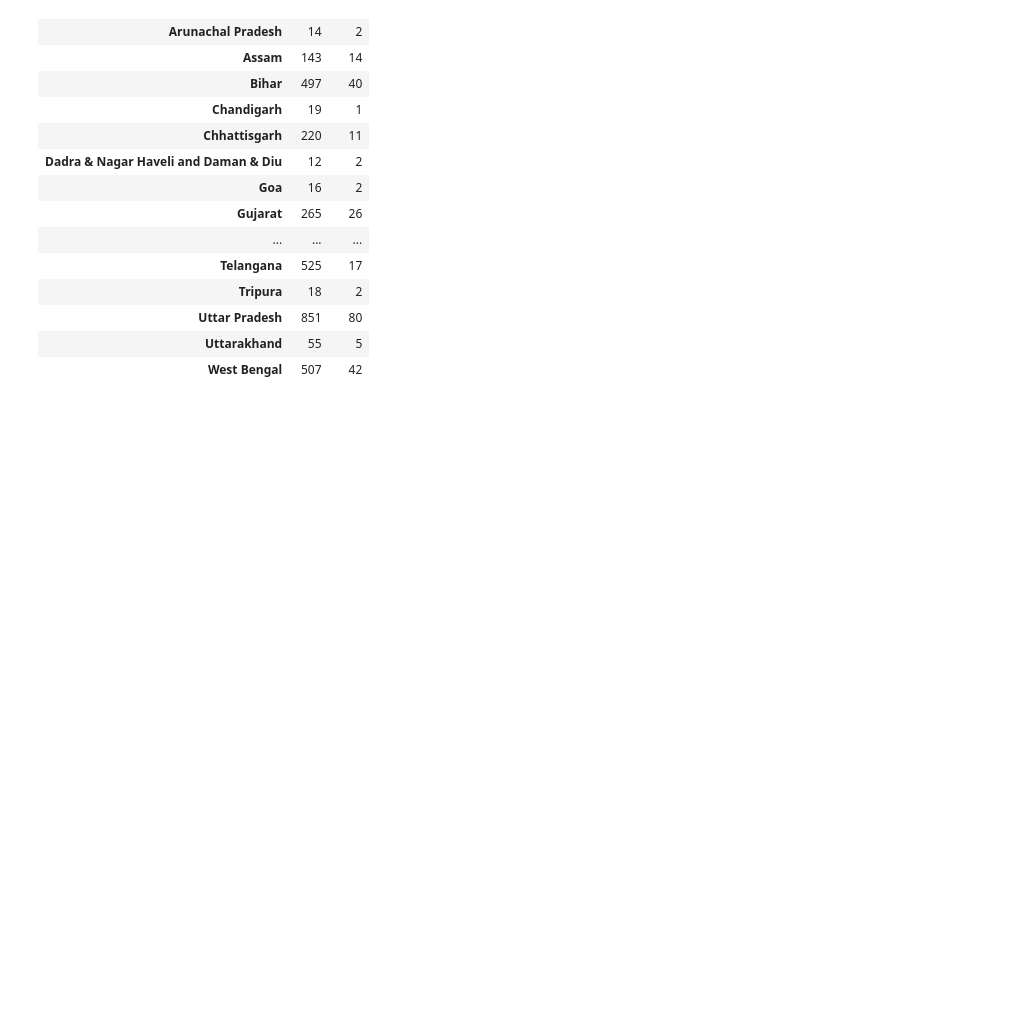
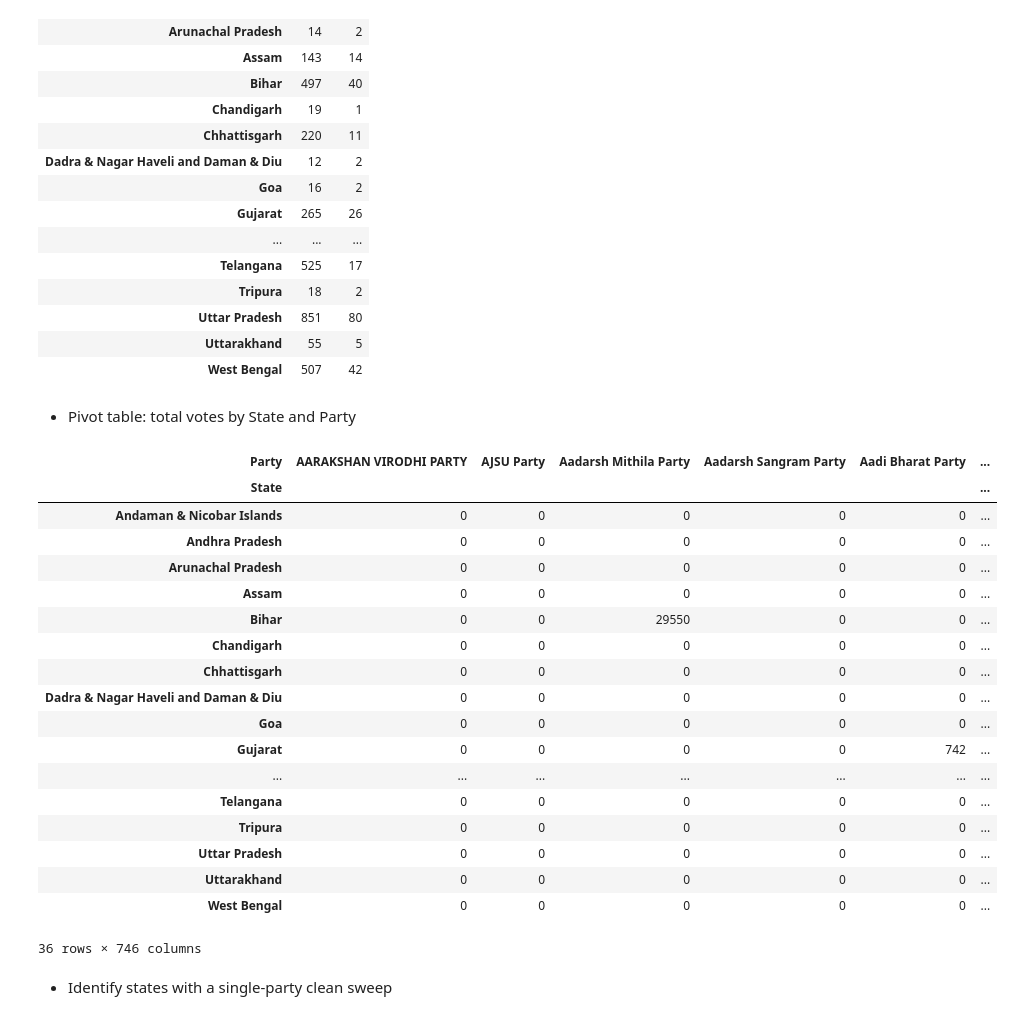
Before and after one commit to geershatisaxena/Election, a Jupyter notebook: res.ipynb, the cells around one changed output. Saved outputs shown, nothing was run; the diff lists cells and outputs as text; code cells hidden in the pictures; blank space fills up the shorter version.

```diff
--- a/res.ipynb
+++ b/res.ipynb
@@ -823,3 +823,33 @@ pd.crosstab(df["State"], df["Result"])
 | Uttar Pradesh | 851 | 80 |
 | Uttarakhand | 55 | 5 |
 | West Bengal | 507 | 42 |
+# %% [markdown]
+- Pivot table: total votes by State and Party
+# %%
+parties = party_total_votes.index
+pivot_state_party = df[df["Party"].isin(parties)].pivot_table(
+    index="State", columns="Party", values="Total Votes", aggfunc="sum", fill_value=0
+)
+pivot_state_party
+# %% [output]
+| Party | AARAKSHAN VIRODHI PARTY | AJSU Party | Aadarsh Mithila Party | Aadarsh Sangram Party | Aadi Bharat Party | ... |
+| State |  |  |  |  |  | ... |
+| Andaman & Nicobar Islands | 0 | 0 | 0 | 0 | 0 | ... |
+| Andhra Pradesh | 0 | 0 | 0 | 0 | 0 | ... |
+| Arunachal Pradesh | 0 | 0 | 0 | 0 | 0 | ... |
+| Assam | 0 | 0 | 0 | 0 | 0 | ... |
+| Bihar | 0 | 0 | 29550 | 0 | 0 | ... |
+| Chandigarh | 0 | 0 | 0 | 0 | 0 | ... |
+| Chhattisgarh | 0 | 0 | 0 | 0 | 0 | ... |
+| Dadra & Nagar Haveli and Daman & Diu | 0 | 0 | 0 | 0 | 0 | ... |
+| Goa | 0 | 0 | 0 | 0 | 0 | ... |
+| Gujarat | 0 | 0 | 0 | 0 | 742 | ... |
+| ... | ... | ... | ... | ... | ... | ... |
+| Telangana | 0 | 0 | 0 | 0 | 0 | ... |
+| Tripura | 0 | 0 | 0 | 0 | 0 | ... |
+| Uttar Pradesh | 0 | 0 | 0 | 0 | 0 | ... |
+| Uttarakhand | 0 | 0 | 0 | 0 | 0 | ... |
+| West Bengal | 0 | 0 | 0 | 0 | 0 | ... |
+36 rows × 746 columns
+# %% [markdown]
+- Identify states with a single-party clean sweep
```
Also changed, not shown: parts of 1 cell of this notebook.
